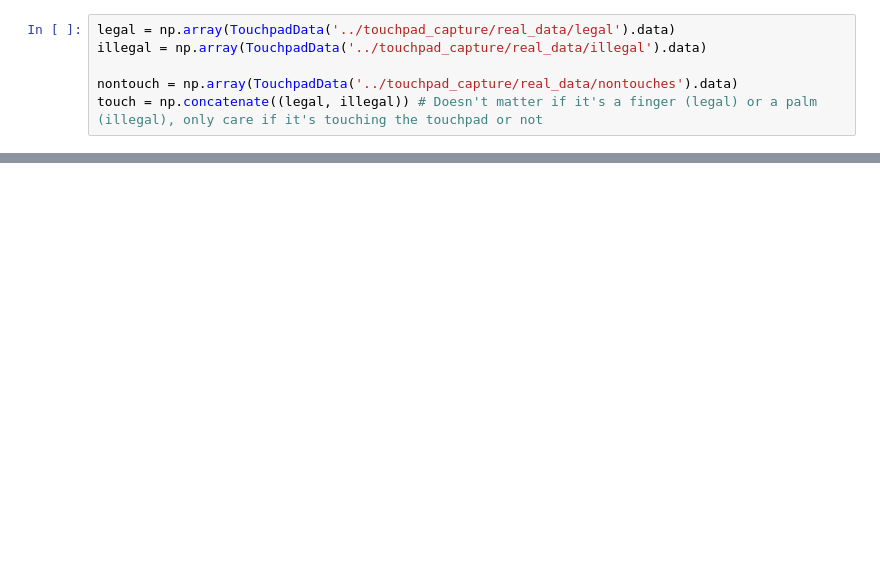
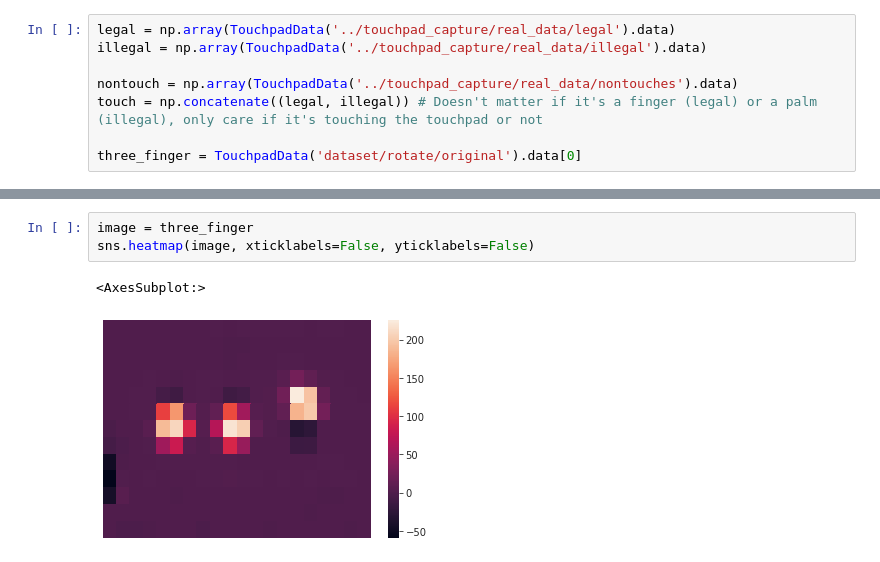
Before and after one commit to mmenzyns/ai-palm-rejection, a Jupyter notebook: data_processing/feature_analysis.ipynb, the cells around one changed output, grey strips where cells are left out. Saved outputs shown, nothing was run; the diff lists cells and outputs as text; blank space fills up the shorter version.

```diff
--- a/data_processing/feature_analysis.ipynb
+++ b/data_processing/feature_analysis.ipynb
@@ -14,3 +17,5 @@ illegal = np.array(TouchpadData('../touchpad_capture/real_data/illegal').data)
 
 nontouch = np.array(TouchpadData('../touchpad_capture/real_data/nontouches').data)
 touch = np.concatenate((legal, illegal)) # Doesn't matter if it's a finger (legal) or a palm (illegal), only care if it's touching the touchpad or not
+
+three_finger = TouchpadData('dataset/rotate/original').data[0]
@@ -107,0 +22,6 @@ sns.kdeplot(np.exp(density_min)).set(title="Min values density")
+# %%
+image = three_finger
+sns.heatmap(image, xticklabels=False, yticklabels=False)
+# %% [output]
+<AxesSubplot:>
+[figure, added]
```
Also changed, not shown: parts of 11 cells of this notebook, 5 other files.
